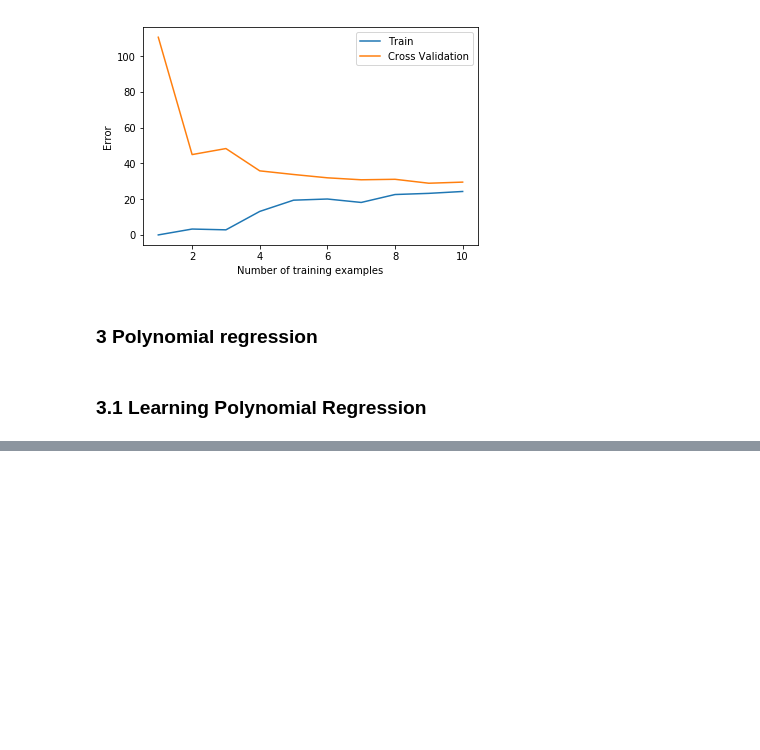
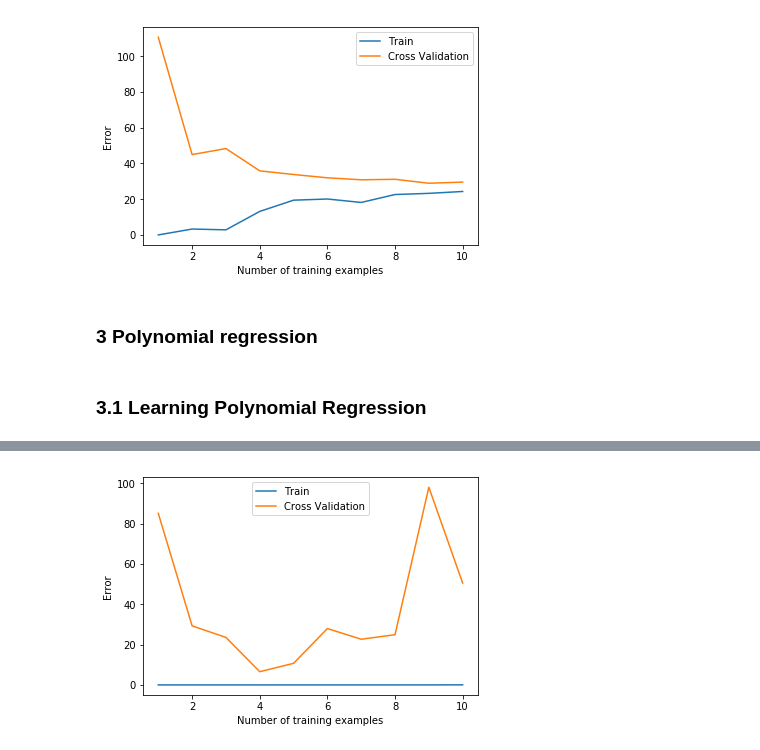
Before and after one commit to CNRio/Machine-Learning-Andrew-Ng, a Jupyter notebook: HW5 - Regularized Linear Regression and Bias vs Variance/ex5.ipynb, the cells around one changed output, grey strips where cells are left out. Cells and saved outputs as stored; diff of their text form; code cells hidden in the pictures; blank space fills up the shorter version.

```diff
--- a/HW5 - Regularized Linear Regression and Bias vs Variance/ex5.ipynb
+++ b/HW5 - Regularized Linear Regression and Bias vs Variance/ex5.ipynb
@@ -171,0 +188,6 @@ plot_fit(np.min(X), np.max(X), mu, sigma, theta_poly, p)
+# %%
+error_train_poly, error_val_poly = learning_curve(X_poly, y, X_poly_val, yval, 0)
+# %%
+plot_learning_curve(error_train_poly[1:], error_val_poly[1:])
+# %% [output]
+[figure, added]
```
Also changed, not shown: parts of 18 cells of this notebook.
